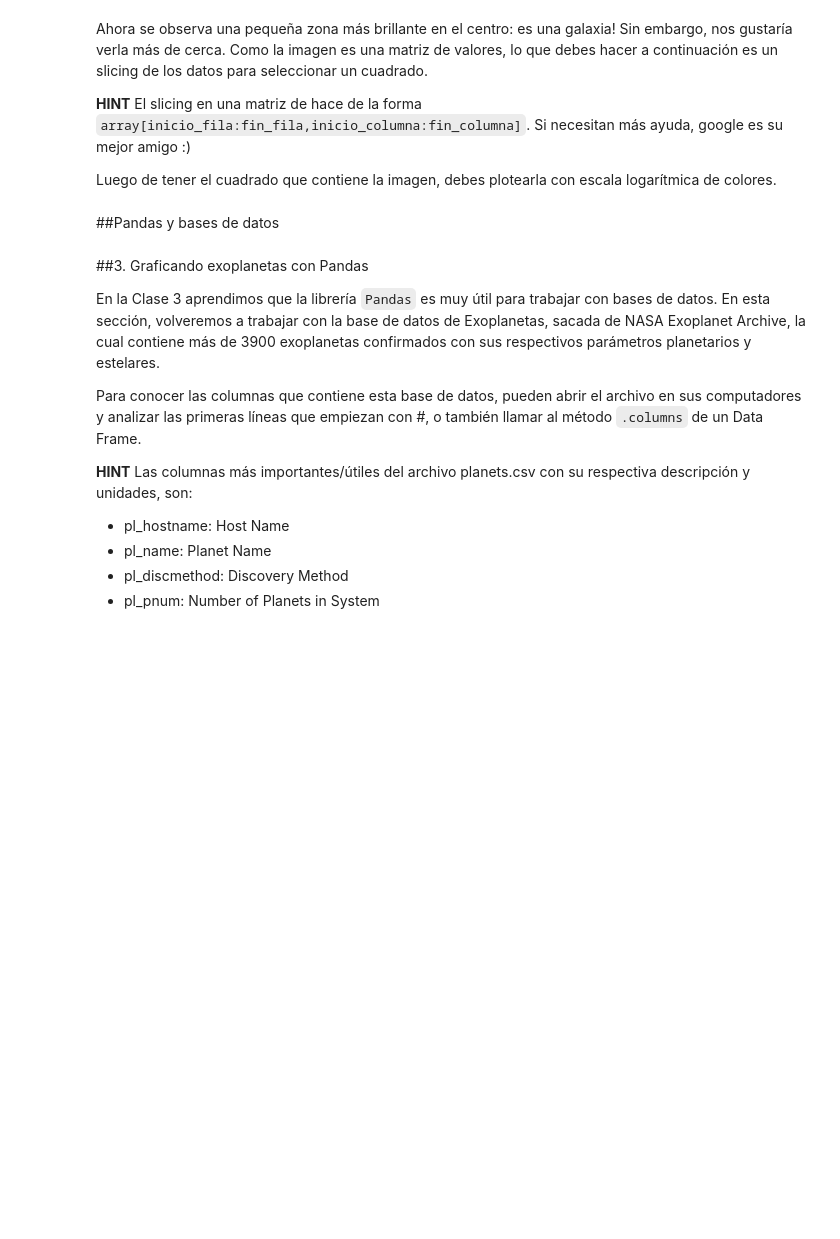
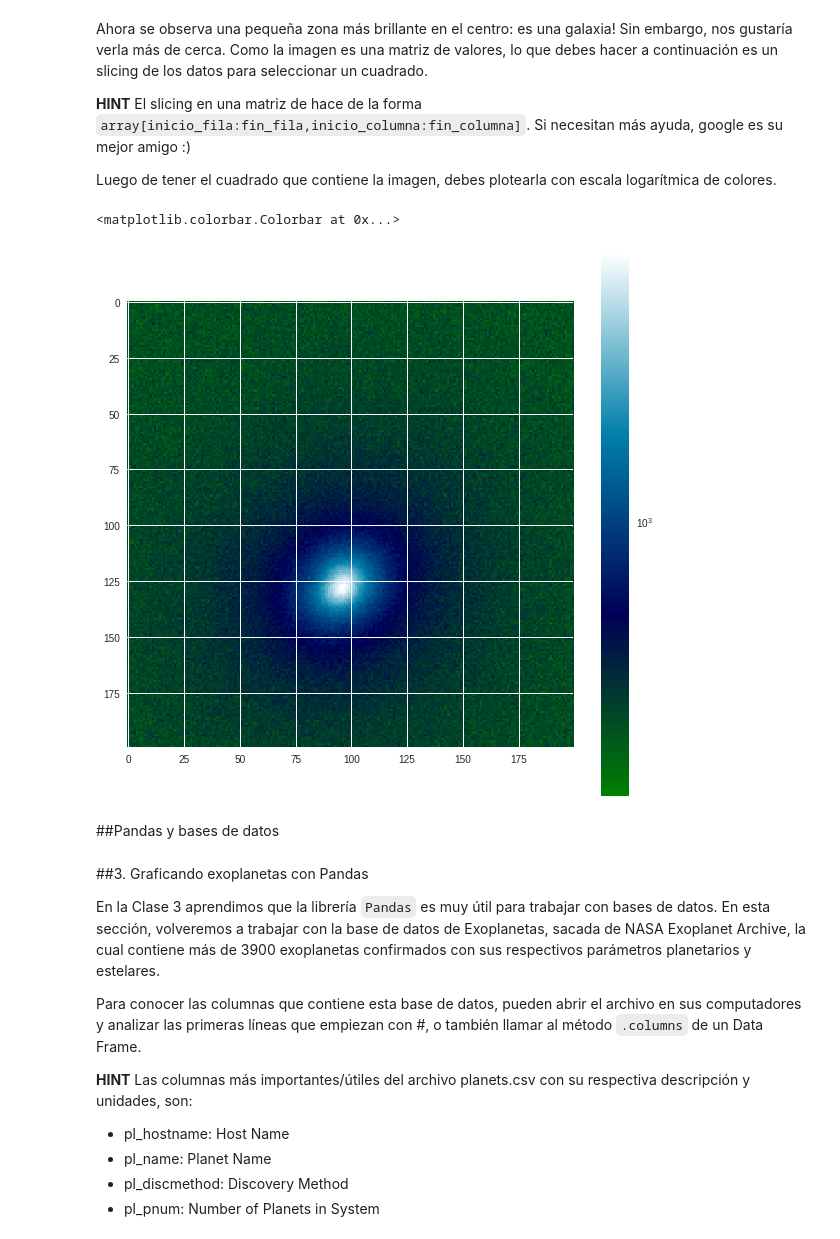
Before and after one commit to kosarrara/minitarea3, a Jupyter notebook: minitarea3.ipynb, the cells around one changed output. Cells and saved outputs as stored; diff of their text form; code cells hidden in the pictures; blank space fills up the shorter version.

```diff
--- a/minitarea3.ipynb
+++ b/minitarea3.ipynb
@@ -134,6 +139,13 @@ Ahora se observa una pequeña zona más brillante en el centro: es una galaxia!
 Luego de tener el cuadrado que contiene la imagen, debes plotearla con escala logarítmica de colores.
 # %%
 # Slicing del cuadrado con la galaxia y plot acá
+zoom=imagen[750:1250,750:1250]
+zoomzoom=zoom[150:350,150:350]
+plt.figure(figsize=(10,10))
+plt.imshow(zoomzoom, cmap="ocean",norm=LogNorm())
+# %% [output]
+<matplotlib.colorbar.Colorbar at 0x...>
+[figure, added]
 # %% [markdown]
 ##Pandas y bases de datos
 # %% [markdown]
```
Also changed, not shown: parts of 9 cells of this notebook.
